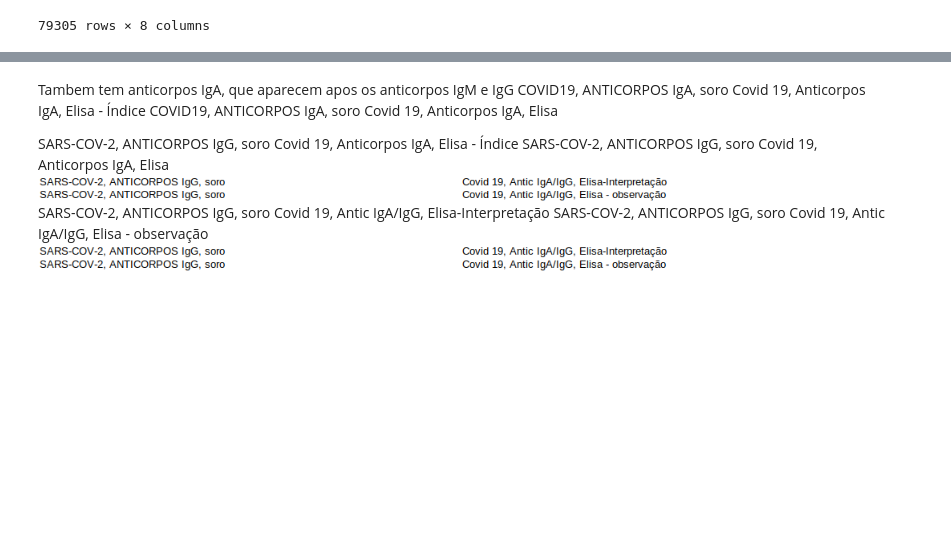
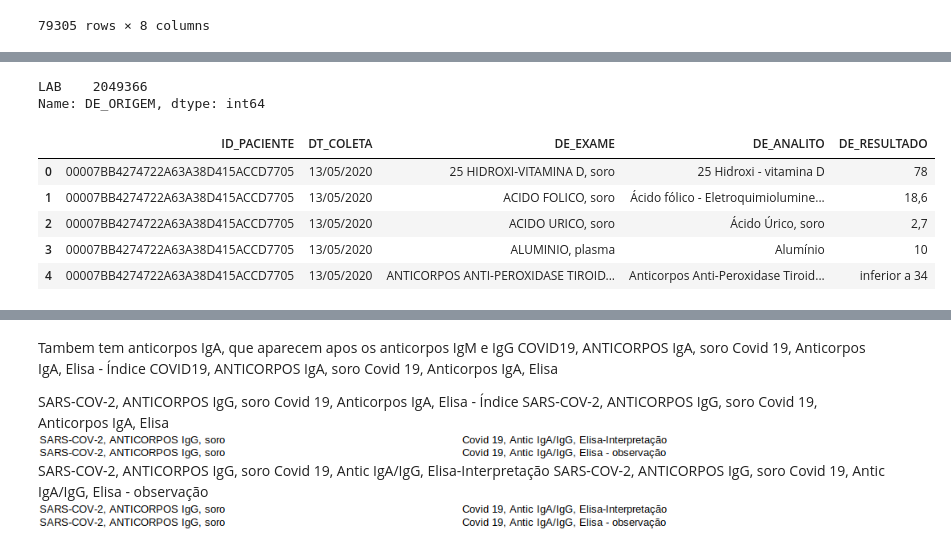
Before and after one commit to NuryYanque/MAC0425_ArtificialIntelligence, a Jupyter notebook: EP4/dados_atualizados/Hospital Fleury-v2.ipynb, the cells around one changed output, grey strips where cells are left out. Drawn from its saved outputs; the diff is of its cells as text; code cells hidden in the pictures; blank space fills up the shorter version.

```diff
--- a/EP4/dados_atualizados/Hospital Fleury-v2.ipynb
+++ b/EP4/dados_atualizados/Hospital Fleury-v2.ipynb
@@ -866,0 +878,17 @@ Rotulos IgM
+# %%
+resultados_exames.DE_ORIGEM.value_counts()
+# %% [output]
+LAB    2049366
+Name: DE_ORIGEM, dtype: int64
+# %%
+drop_columns = ['DE_ORIGEM', 'CD_UNIDADE', 'DE_VALOR_REFERENCIA']
+resultados_exames = resultados_exames.drop(drop_columns, axis=1)
+# %%
+resultados_exames.head()
+# %% [output]
+|  | ID_PACIENTE | DT_COLETA | DE_EXAME | DE_ANALITO | DE_RESULTADO |
+| 0 | 00007BB4274722A63A38D415ACCD7705 | 13/05/2020 | 25 HIDROXI-VITAMINA D, soro | 25 Hidroxi - vitamina D | 78 |
+| 1 | 00007BB4274722A63A38D415ACCD7705 | 13/05/2020 | ACIDO FOLICO, soro | Ácido fólico - Eletroquimiolumine... | 18,6 |
+| 2 | 00007BB4274722A63A38D415ACCD7705 | 13/05/2020 | ACIDO URICO, soro | Ácido Úrico, soro | 2,7 |
+| 3 | 00007BB4274722A63A38D415ACCD7705 | 13/05/2020 | ALUMINIO, plasma | Alumínio | 10 |
+| 4 | 00007BB4274722A63A38D415ACCD7705 | 13/05/2020 | ANTICORPOS ANTI-PEROXIDASE TIROID... | Anticorpos Anti-Peroxidase Tiroid... | inferior a 34 |
```
Also changed, not shown: parts of 51 cells of this notebook, 1 other file.
